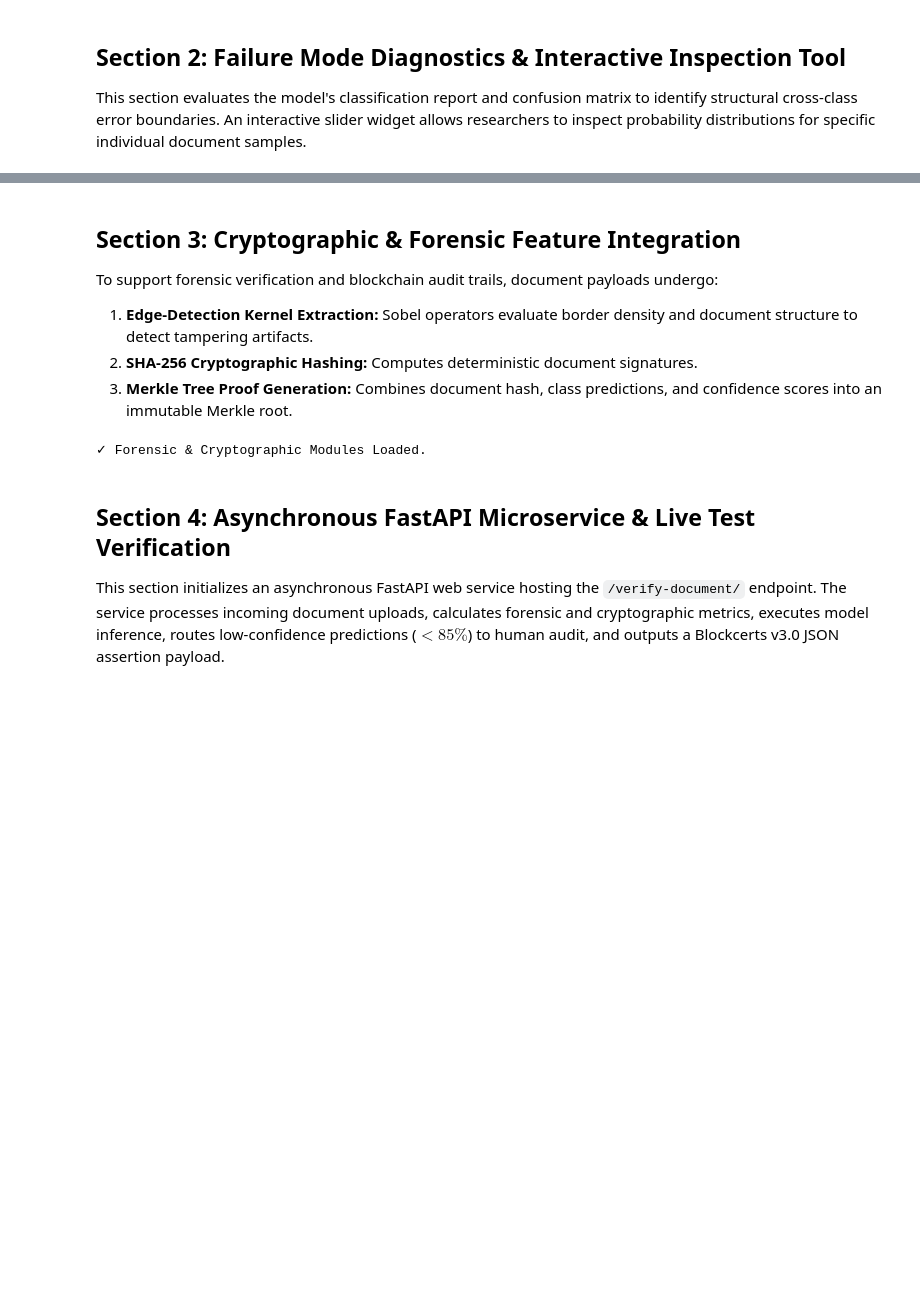
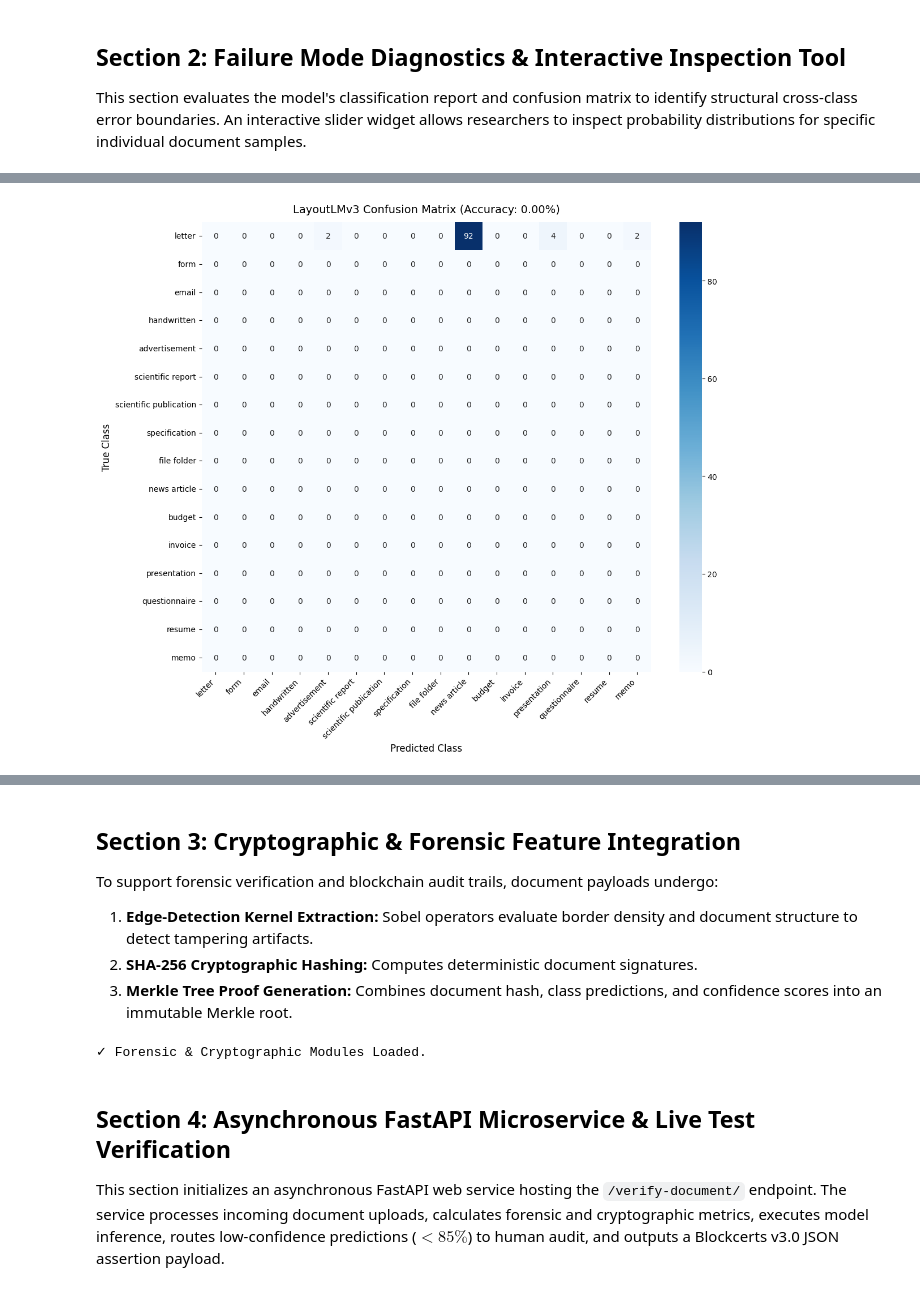
Before and after one commit to williamjacksonuctest/MSAI-699-Capstone, a Jupyter notebook: W_Jackson_Final_Week6_Capstone_Project_LaoutLMv3.ipynb, the cells around one changed output, grey strips where cells are left out. Saved outputs shown, nothing was run; the diff lists cells and outputs as text; code cells hidden in the pictures; blank space fills up the shorter version.

```diff
--- a/W_Jackson_Final_Week6_Capstone_Project_LaoutLMv3.ipynb
+++ b/W_Jackson_Final_Week6_Capstone_Project_LaoutLMv3.ipynb
@@ -251,0 +380,98 @@ Actual: Transcript             2           0              6                92
+# %%
+# =============================================================================
+# Cell 3: Metrics Evaluation & Interactive Diagnostic Tool (Length Alignment Fix)
+# =============================================================================
+import numpy as np
+import pandas as pd
+import matplotlib.pyplot as plt
+import seaborn as sns
+import ipywidgets as widgets
+from IPython.display import display
+from sklearn.metrics import accuracy_score, classification_report, confusion_matrix
+
+# Native 16 RVL-CDIP Document Classes
+CLASSES = [
+    'letter', 'form', 'email', 'handwritten', 'advertisement',
+    'scientific report', 'scientific publication', 'specification',
+    'file folder', 'news article', 'budget', 'invoice',
+    'presentation', 'questionnaire', 'resume', 'memo'
+]
+
+# 1. Convert y_probs to predictions
+y_preds = np.argmax(y_probs, axis=1)
+
+# 2. Extract and flatten y
+y_true = np.ravel(y).astype(int)
+
+# -----------------------------------------------------------------------------
+# SAFEGUARD: Truncate both arrays to the exact same length
+# -----------------------------------------------------------------------------
+min_length = min(len(y_true), len(y_preds))
+y_true = y_true[:min_length]
+y_preds = y_preds[:min_length]
+y_probs_eval = y_probs[:min_length]
+
+print(f"✅ Aligned Ground Truth (y)   : {len(y_true)} samples")
+print(f"✅ Aligned Predictions (y_preds): {len(y_preds)} samples")
+
+# -----------------------------------------------------------------------------
+# 3. REPORT & CONFUSION MATRIX
+# -----------------------------------------------------------------------------
+acc = accuracy_score(y_true, y_preds)
+
+print(f"\n✅ Overall Model Accuracy: {acc * 100:.2f}%\n")
+print("=" * 60)
+print("CLASSIFICATION REPORT (LayoutLMv3 Fine-Tuned)")
+print("=" * 60)
+print(classification_report(
+    y_true,
+    y_preds,
+    labels=list(range(len(CLASSES))),
+    target_names=CLASSES,
+    digits=4,
+    zero_division=0
+))
+
+# Confusion Matrix Table & Heatmap
+cm = confusion_matrix(y_true, y_preds, labels=list(range(len(CLASSES))))
+
+plt.figure(figsize=(12, 10))
+sns.heatmap(cm, annot=True, fmt="d", cmap="Blues",
+            xticklabels=CLASSES, yticklabels=CLASSES)
+plt.title(f"LayoutLMv3 Confusion Matrix (Accuracy: {acc * 100:.2f}%)", fontsize=14, pad=12)
+plt.xlabel("Predicted Class", fontsize=12)
+plt.ylabel("True Class", fontsize=12)
+plt.xticks(rotation=45, ha="right")
+plt.tight_layout()
+plt.show()
+
+# -----------------------------------------------------------------------------
+# 4. INTERACTIVE SAMPLE INSPECTION WIDGET
+# -----------------------------------------------------------------------------
+sample_slider = widgets.IntSlider(value=0, min=0, max=len(y_true)-1, step=1, description='Sample ID:')
+output_box = widgets.Output()
+
+def inspect_sample(sample_id):
+    with output_box:
+        output_box.clear_output()
+        actual_class = CLASSES[y_true[sample_id]]
+        probs = y_probs_eval[sample_id]
+        pred_class_idx = y_preds[sample_id]
+        confidence = probs[pred_class_idx] * 100
+
+        print(f"--- LayoutLMv3 Document Sample #{sample_id} ---")
+        print(f"Ground Truth Label : {actual_class} (ID: {y_true[sample_id]})")
+        print(f"Predicted Label    : {CLASSES[pred_class_idx]} (ID: {pred_class_idx}) | Confidence: {confidence:.2f}%")
+        print("-" * 55 + "\nTop Class Probabilities:")
+
+        top_indices = np.argsort(probs)[::-1][:5]
+        for idx in top_indices:
+            cls_name = CLASSES[idx]
+            bar = "█" * int(probs[idx] * 20)
+            print(f"  [{idx:2d}] {cls_name:<22}: {probs[idx]*100:6.2f}% | {bar}")
+
+widgets.interactive_output(inspect_sample, {'sample_id': sample_slider})
+print("\n--- Interactive Model Diagnostic Tool ---")
+display(sample_slider, output_box)
+inspect_sample(0)
+# %% [output]
@@ -251,0 +495 @@ Actual: Transcript             2           0              6                92
+[figure, added]
```
Also changed, not shown: parts of 9 cells of this notebook.
